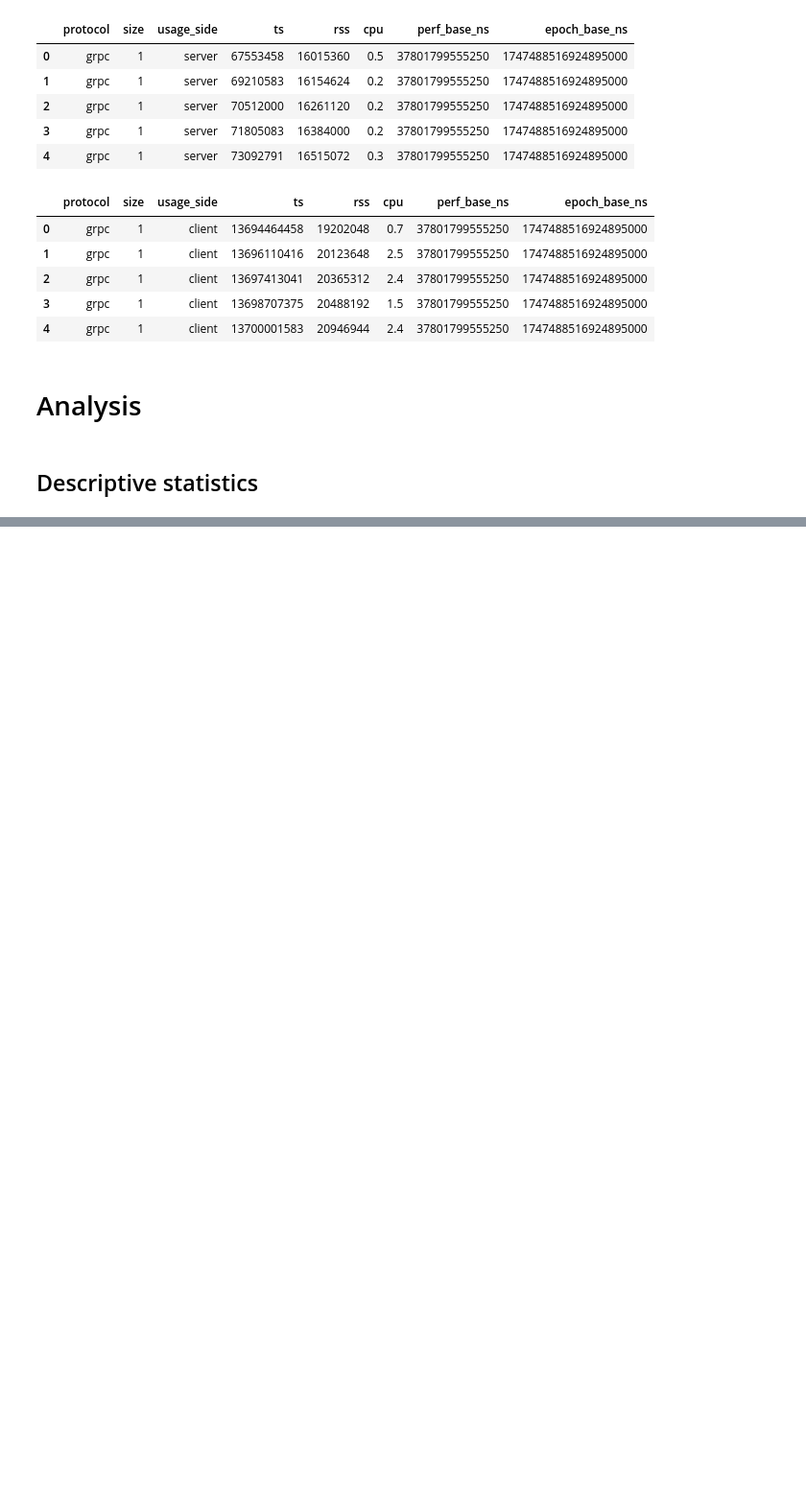
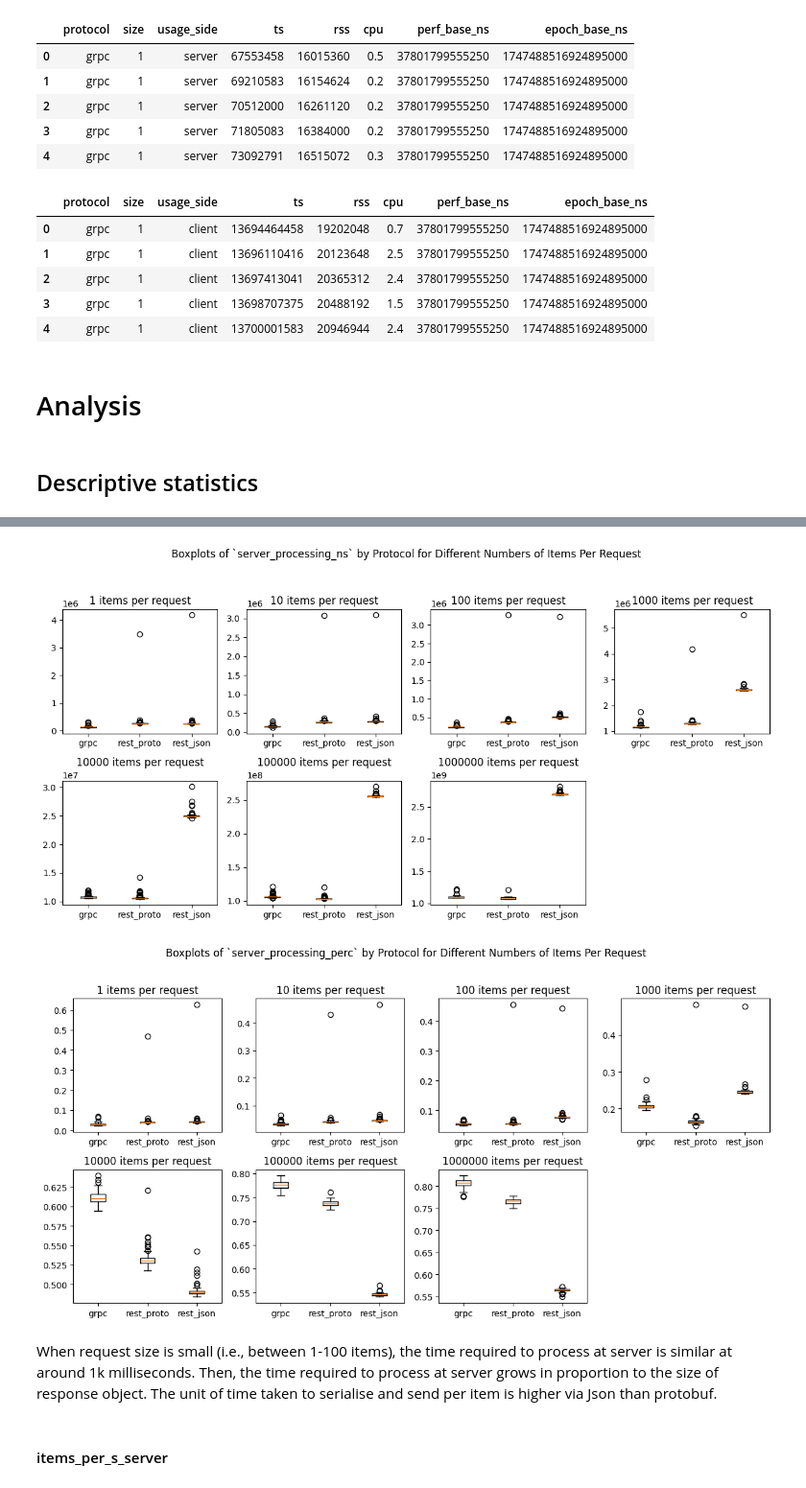
Before and after one commit to haochencoding/benchmark_grpc_proto_rest_json, a Jupyter notebook: data_analysis.ipynb, the cells around one changed output, grey strips where cells are left out. Shown at 96% size. Drawn from its saved outputs; the diff is of its cells as text; code cells hidden in the pictures; blank space fills up the shorter version.

```diff
--- a/data_analysis.ipynb
+++ b/data_analysis.ipynb
@@ -292,0 +248,10 @@ boxplots_by_size(df_latency, protocols=['grpc', 'rest_proto', 'rest_json'], col=
+# %%
+boxplots_by_size(df_latency, col='server_processing_ns')
+boxplots_by_size(df_latency, col='server_processing_perc')
+# %% [output]
+[figure, added]
+[figure, added]
+# %% [markdown]
+When request size is small (i.e., between 1-100 items), the time required to process at server is similar at around 1k milliseconds. Then, the time required to process at server grows in proportion to the size of response object. The unit of time taken to serialise and send per item is higher via Json than protobuf.
+# %% [markdown]
+#### items_per_s_server
```
Also changed, not shown: parts of 62 cells of this notebook, 1 other file.
